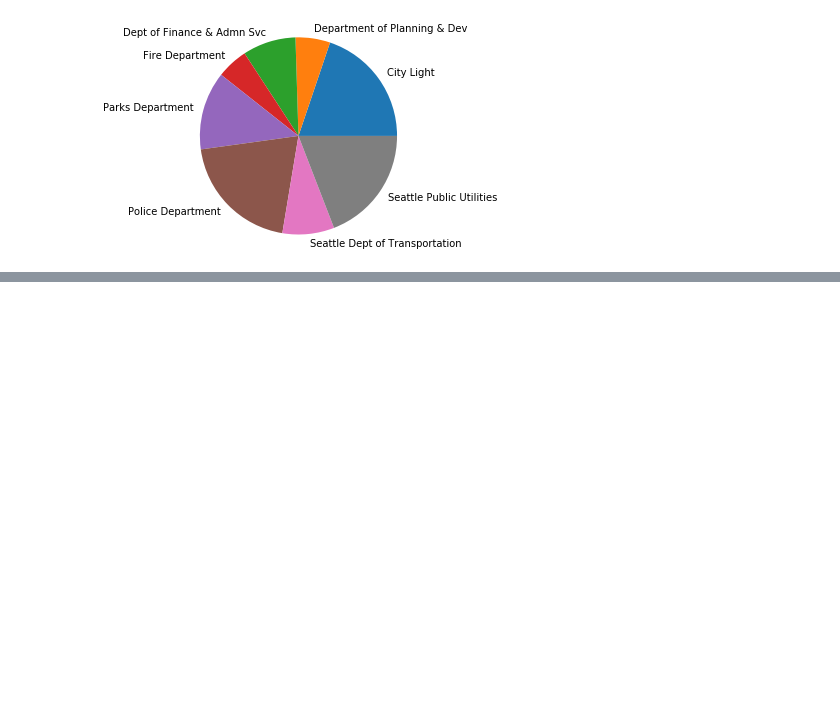
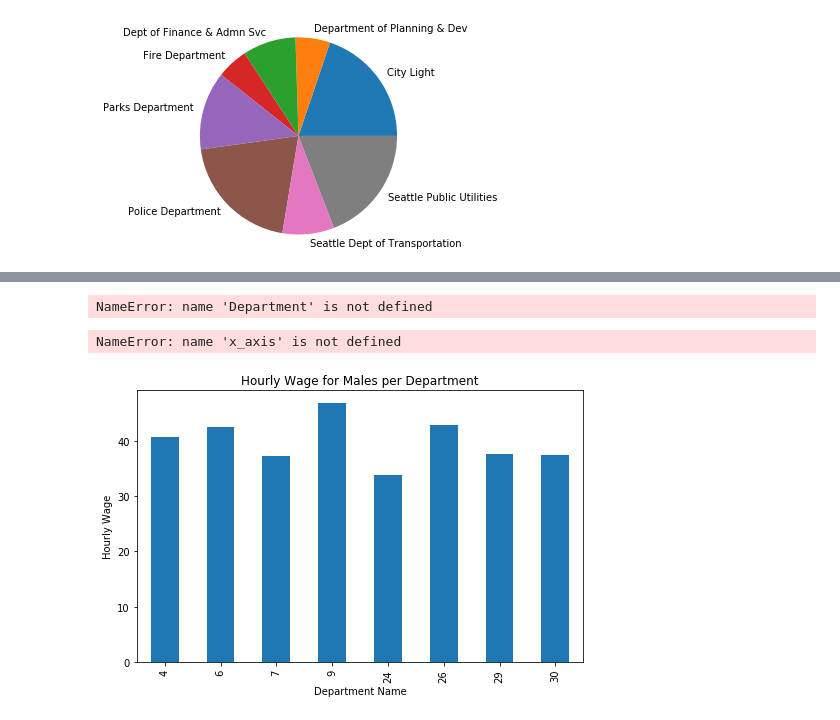
Before and after one commit to garrettsanders/Wage_Gap_Seattle, a Jupyter notebook: project_1.ipynb, the cells around one changed output, grey strips where cells are left out. Saved outputs shown, nothing was run; the diff lists cells and outputs as text; code cells hidden in the pictures; blank space fills up the shorter version.

Commit message:
Updated pie chart and new Bar graph

```diff
--- a/project_1.ipynb
+++ b/project_1.ipynb
@@ -349,3 +349,6 @@ plt.show()
 #          'Male Avg Hrly Rate': "count"
 #     }
 # )
+# %%
+wages_male = wage_df.groupby("Department").agg({"Male Avg Hrly Rate":"mean"})
+wages_male
@@ -351,0 +374,3 @@ plt.show()
+# %%
+wages_male.reset_index(inplace=True)
+wages_male
@@ -351,0 +395,10 @@ plt.show()
+# %%
+chart_data_3 = wages_male.loc[(wages_male["Department"] == "City Light") |
+                                       (wages_male["Department"] == "Department of Planning & Dev") |
+                                       (wages_male["Department"] == "Dept of Finance & Admn Svc") |
+                                       (wages_male["Department"] == "Fire Department") |
+                                       (wages_male["Department"] == "Parks Department") |
+                                       (wages_male["Department"] == "Police Department") |
+                                       (wages_male["Department"] == "Seattle Dept of Transportation") |
+                                       (wages_male["Department"] == "Seattle Public Utilities"),:]
+chart_data_3
@@ -351,0 +415,15 @@ plt.show()
+# %%
+x_axis = np.arange(len(Department))
+# %% [output]
+NameError: name 'Department' is not defined
+# %%
+
+chart_data_3.plot(kind="bar", figsize=(8,5), legend=False)
+plt.ylabel("Hourly Wage")
+plt.xlabel("Department Name")
+plt.title("Hourly Wage for Males per Department")
+tick_locations = [value for value in x_axis]
+plt.xticks(tick_locations)
+# %% [output]
+NameError: name 'x_axis' is not defined
+[figure, added]
```
Also changed, not shown: parts of 5 cells of this notebook.
